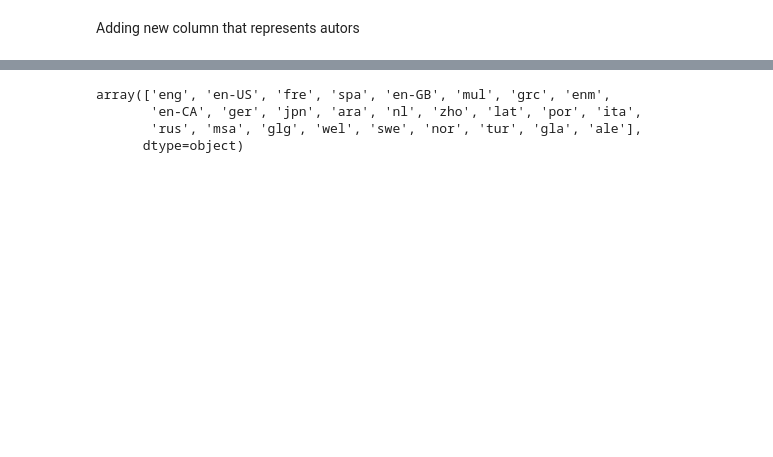
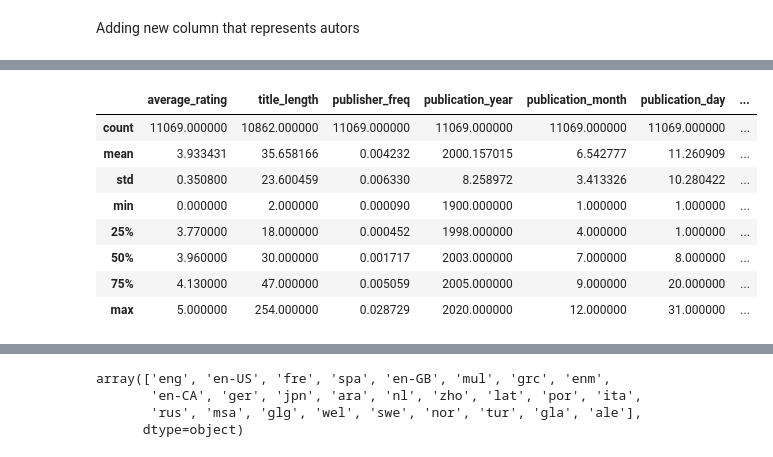
Before and after one commit to Madeleine-star/Python-Machine-Learning-Labs, a Jupyter notebook: First Iteration/Model_Training.ipynb, the cells around one changed output, grey strips where cells are left out. Cells and saved outputs as stored; diff of their text form; code cells hidden in the pictures; blank space fills up the shorter version.

```diff
--- a/First Iteration/Model_Training.ipynb
+++ b/First Iteration/Model_Training.ipynb
@@ -277 +188,13 @@ Index(['bookID', 'title', 'authors', 'average_rating', 'isbn', 'language_code',
       dtype='object')
+# %%
+train_data[['average_rating', 'title_length', 'publisher_freq', 'publication_year','publication_month', 'publication_day', '  num_pages']].describe()
+# %% [output]
+|  | average_rating | title_length | publisher_freq | publication_year | publication_month | publication_day | ... |
+| count | 11069.000000 | 10862.000000 | 11069.000000 | 11069.000000 | 11069.000000 | 11069.000000 | ... |
+| mean | 3.933431 | 35.658166 | 0.004232 | 2000.157015 | 6.542777 | 11.260909 | ... |
+| std | 0.350800 | 23.600459 | 0.006330 | 8.258972 | 3.413326 | 10.280422 | ... |
+| min | 0.000000 | 2.000000 | 0.000090 | 1900.000000 | 1.000000 | 1.000000 | ... |
+| 25% | 3.770000 | 18.000000 | 0.000452 | 1998.000000 | 4.000000 | 1.000000 | ... |
+| 50% | 3.960000 | 30.000000 | 0.001717 | 2003.000000 | 7.000000 | 8.000000 | ... |
+| 75% | 4.130000 | 47.000000 | 0.005059 | 2005.000000 | 9.000000 | 20.000000 | ... |
+| max | 5.000000 | 254.000000 | 0.028729 | 2020.000000 | 12.000000 | 31.000000 | ... |
```
Also changed, not shown: parts of 122 cells of this notebook, 3 other files.
